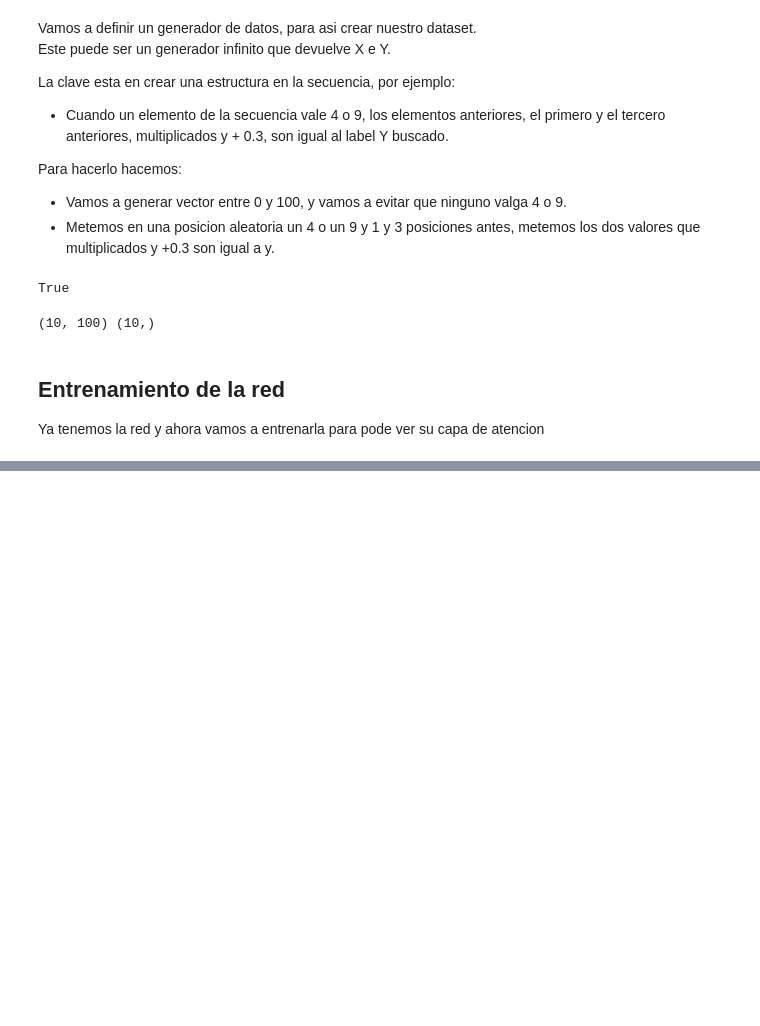
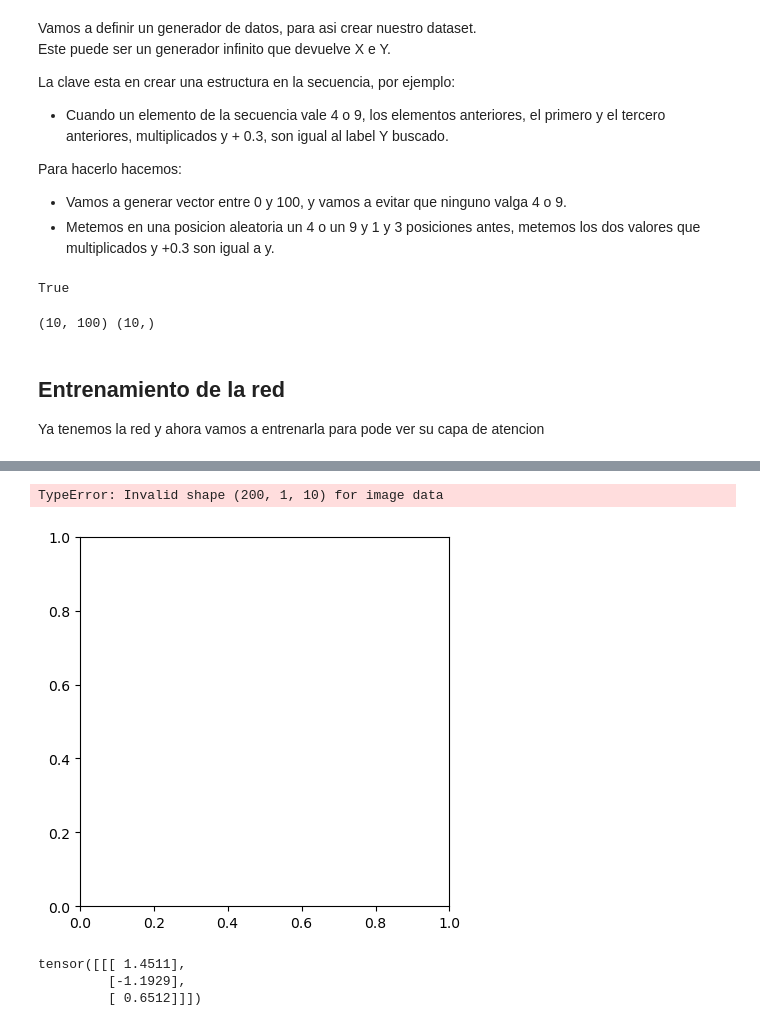
Before and after one commit to ArturoSirvent/TFM, a Jupyter notebook: 0-Pruebas_Iniciales/notebooks/pruebas_attention.ipynb, the cells around one changed output, grey strips where cells are left out. Drawn from its saved outputs; the diff is of its cells as text; code cells hidden in the pictures; blank space fills up the shorter version.

Commit message:
pos enc y attn

```diff
--- a/0-Pruebas_Iniciales/notebooks/pruebas_attention.ipynb
+++ b/0-Pruebas_Iniciales/notebooks/pruebas_attention.ipynb
@@ -407,0 +798,11 @@ TypeError: Invalid shape () for image data
+# %%
+len_seq=10
+d_k=20
+input_dim=1
+batch_dim=32
+x=torch.randn(batch_dim,len_seq,d_k)
+Q=torch.randn(batch_dim,len_seq,d_k)
+K=torch.randn(batch_dim,len_seq,d_k)
+V=torch.randn(batch_dim,len_seq,d_k)
+# %%
+attention = nn.MultiheadAttention(d_k, num_heads=1,batch_first=True)
@@ -407,0 +1056,6 @@ TypeError: Invalid shape () for image data
+# %%
+x=torch.randint(0,100,(1,len_seq,1)).float()
+print(x)
+y,att=model(x,return_attention=True,average_attn_weights=False)
+print(y)
+print(att)
@@ -407,0 +1255,11 @@ TypeError: Invalid shape () for image data
+# %%
+plt.imshow(model.positional_encoding)
+# %% [output]
+TypeError: Invalid shape (200, 1, 10) for image data
+[figure, added]
+# %%
+x
+# %% [output]
+tensor([[[ 1.4511],
+         [-1.1929],
+         [ 0.6512]]])
```
Also changed, not shown: parts of 33 cells of this notebook.
